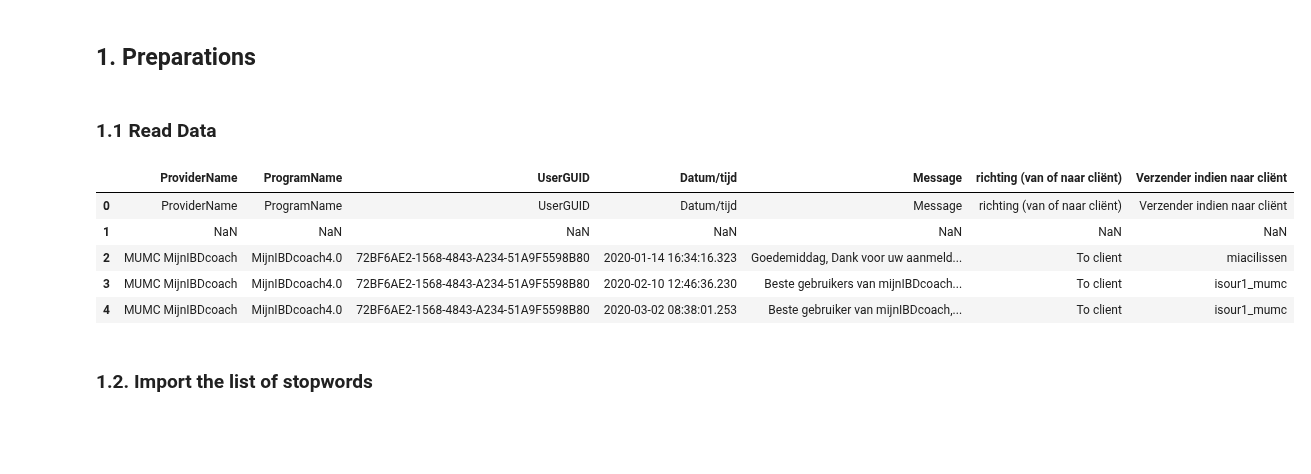
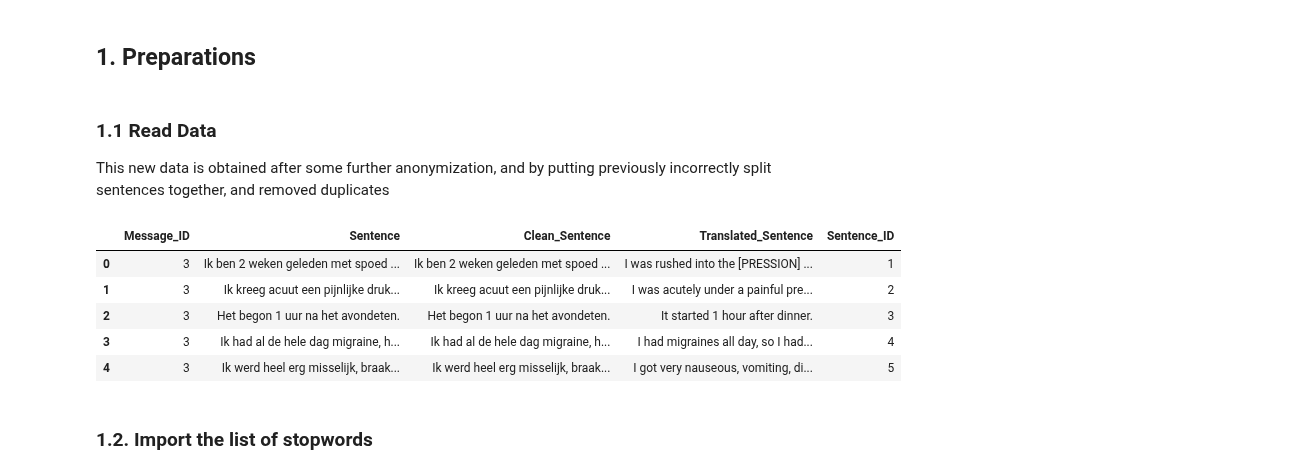
Before and after one commit to MaastrichtU-CDS/MyIBDcoachNLP, a Jupyter notebook: notebooks/analysis_of_sentences/sentencetransformer_new_input.ipynb, the cells around one changed output. Saved outputs shown, nothing was run; the diff lists cells and outputs as text; code cells hidden in the pictures; blank space fills up the shorter version.

```diff
--- a/notebooks/analysis_of_sentences/sentencetransformer_new_input.ipynb
+++ b/notebooks/analysis_of_sentences/sentencetransformer_new_input.ipynb
@@ -2,18 +2,19 @@
 # SBERT Sentence Analysis
 # %% [markdown]
 ## 1. Preparations
-# %% [markdown]
-### 1.1 Read Data
+# %% [markdown]
+### 1.1 Read Data
+This new data is obtained after some further anonymization, and by putting previously incorrectly split sentences together, and removed duplicates
 # %%
 import pandas as pd
 # read the sentence data
-df = pd.read_excel("/workspace/mijnidbcoachnlp/data/analysis_data/anonymized_berichten.xlsx")
+df = pd.read_excel("/workspace/mijnidbcoachnlp/data/analysis_data/sentence_data_new.xlsx", index_col=0)
 # check the head
 df.head()
 # %% [output]
-|  | ProviderName | ProgramName | UserGUID | Datum/tijd | Message | richting (van of naar cliënt) | Verzender indien naar cliënt |
-| 0 | ProviderName | ProgramName | UserGUID | Datum/tijd | Message | richting (van of naar cliënt) | Verzender indien naar cliënt |
-| 1 | NaN | NaN | NaN | NaN | NaN | NaN | NaN |
-| 2 | MUMC MijnIBDcoach | MijnIBDcoach4.0 | 72BF6AE2-1568-4843-A234-51A9F5598B80 | 2020-01-14 16:34:16.323 | Goedemiddag, Dank voor uw aanmeld... | To client | miacilissen |
-| 3 | MUMC MijnIBDcoach | MijnIBDcoach4.0 | 72BF6AE2-1568-4843-A234-51A9F5598B80 | 2020-02-10 12:46:36.230 | Beste gebruikers van mijnIBDcoach... | To client | isour1_mumc |
-| 4 | MUMC MijnIBDcoach | MijnIBDcoach4.0 | 72BF6AE2-1568-4843-A234-51A9F5598B80 | 2020-03-02 08:38:01.253 | Beste gebruiker van mijnIBDcoach,... | To client | isour1_mumc |
+|  | Message_ID | Sentence | Clean_Sentence | Translated_Sentence | Sentence_ID |
+| 0 | 3 | Ik ben 2 weken geleden met spoed ... | Ik ben 2 weken geleden met spoed ... | I was rushed into the [PRESSION] ... | 1 |
+| 1 | 3 | Ik kreeg acuut een pijnlijke druk... | Ik kreeg acuut een pijnlijke druk... | I was acutely under a painful pre... | 2 |
+| 2 | 3 | Het begon 1 uur na het avondeten. | Het begon 1 uur na het avondeten. | It started 1 hour after dinner. | 3 |
+| 3 | 3 | Ik had al de hele dag migraine, h... | Ik had al de hele dag migraine, h... | I had migraines all day, so I had... | 4 |
+| 4 | 3 | Ik werd heel erg misselijk, braak... | Ik werd heel erg misselijk, braak... | I got very nauseous, vomiting, di... | 5 |
```
Also changed, not shown: parts of 45 cells of this notebook.
